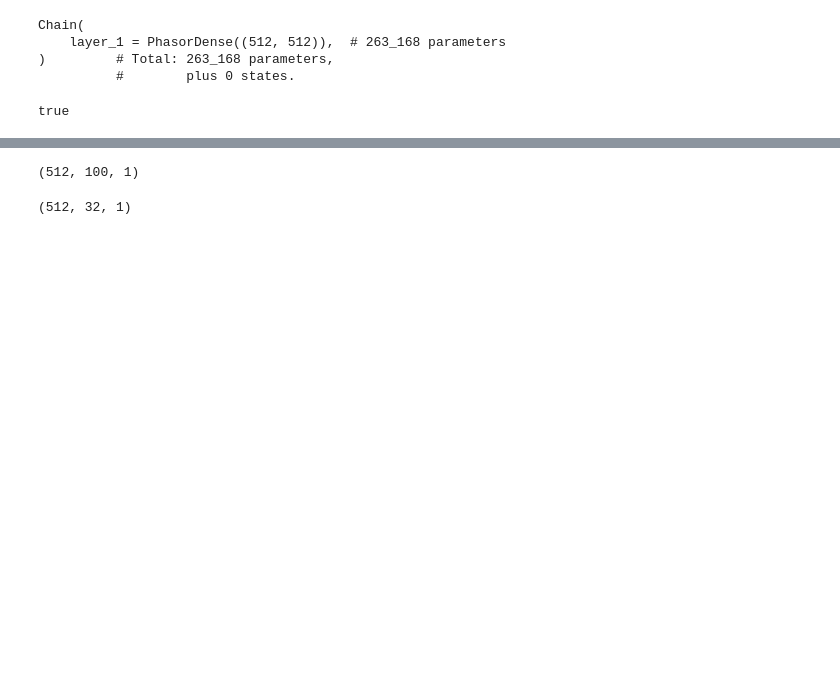
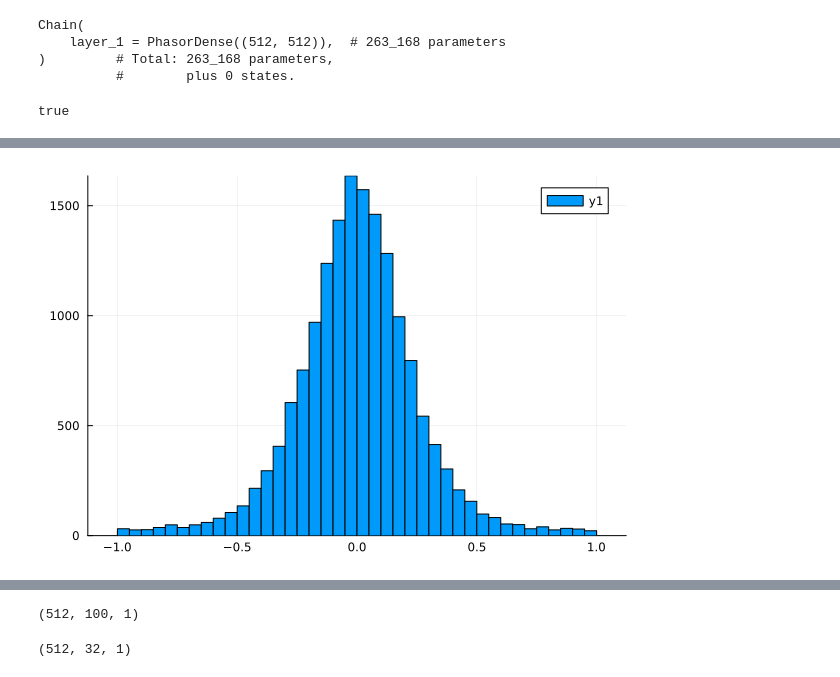
Before and after one commit to wilkieolin/PhasorNetworks.jl, a Jupyter notebook: demos/xform network.ipynb, the cells around one changed output, grey strips where cells are left out. Cells and saved outputs as stored; diff of their text form; code cells hidden in the pictures; blank space fills up the shorter version.

```diff
--- a/demos/xform network.ipynb
+++ b/demos/xform network.ipynb
@@ -520,3 +518,5 @@ p1 = Lux.setup(rng, n1, )
+# %%
+kvs = kv.symbols;
 # %%
-n1(kvs, p1[1], p1[2])
+kv2 = n1(kvs, p1[1], p1[2])[1]
 # %% [output]
@@ -527,3 +540,7 @@ Closest candidates are:
+# %%
+histogram(vec(kv2))
+# %% [output]
+[figure, added]
 # %%
 sha = SingleHeadAttention(identity_layer,
                     identity_layer,
```
Also changed, not shown: parts of 12 cells of this notebook.
